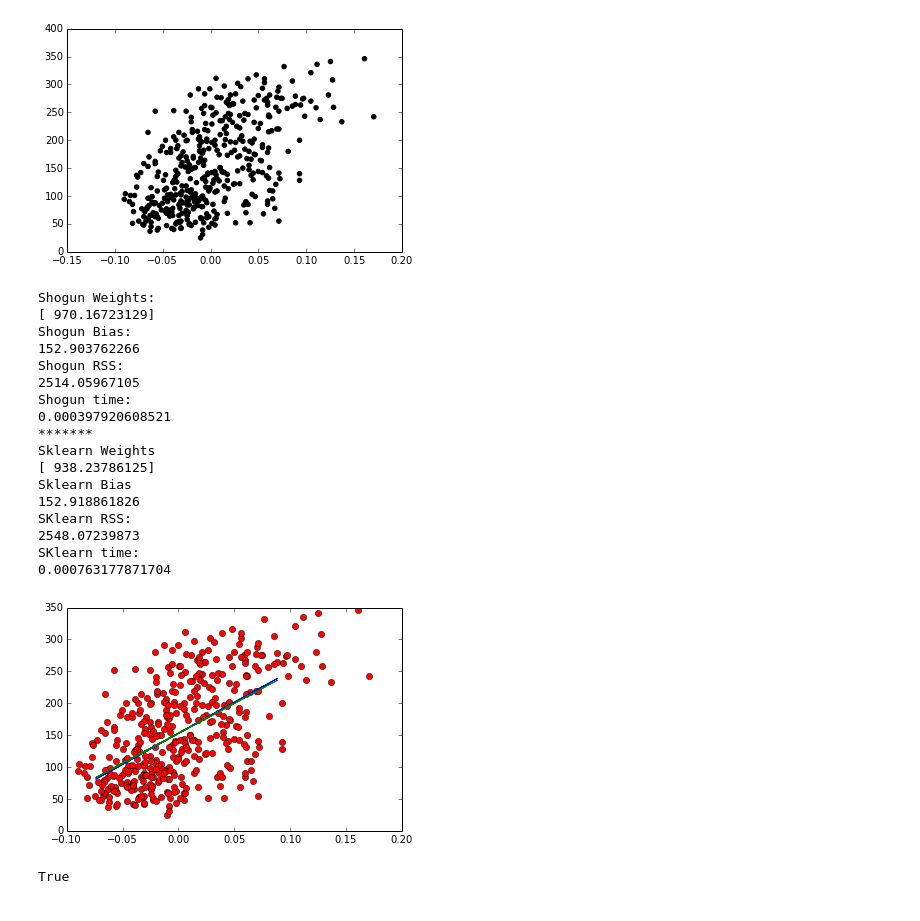
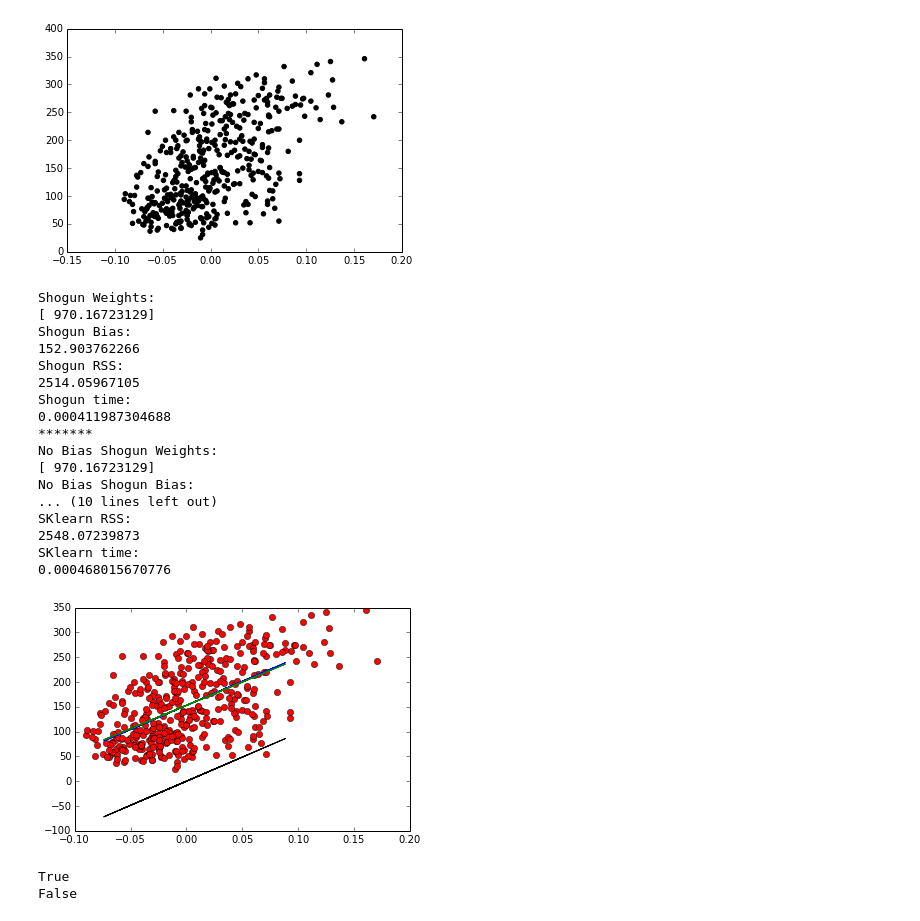
Before and after one commit to Hephaestus12/shogun_notebooks, a Jupyter notebook: LinearRegressionLast.ipynb, the cells around one changed output. Cells and saved outputs as stored; diff of their text form; code cells hidden in the pictures.

```diff
--- a/LinearRegressionLast.ipynb
+++ b/LinearRegressionLast.ipynb
@@ -220,6 +237,23 @@ print end-start
 print "*******"
 
 start = time.time()
+shogun_regression_nobias_3 = LeastSquaresRegression(shogun_diab_x_train, shogun_diab_labels_train)
+shogun_regression_nobias_3.set_bias_flag(False)
+shogun_regression_nobias_3.train()
+end = time.time()
+out_no_bias3 = shogun_regression_nobias_3.apply(shogun_diab_x_test).get_labels()
+
+print 'No Bias Shogun Weights:'
+print shogun_regression_nobias_3.get_w()
+print 'No Bias Shogun Bias:'
+print shogun_regression_nobias_3.get_bias()
+print "No Bias Shogun RSS: "
+print np.mean((out_no_bias3 - diabetes_y_test) ** 2)
+print "No Bias Shogun time:"
+print end-start
+print "*************"
+
+start = time.time()
 sklearn_regression_3 = linear_model.LinearRegression()
 sklearn_regression_3.fit(diabetes_X_train, diabetes_y_train)
 end = time.time()
@@ -242,23 +276,26 @@ Shogun Bias:
 Shogun RSS:
 2514.05967105
 Shogun time:
-0.000397920608521
+0.000411987304688
 *******
-Sklearn Weights
-[ 938.23786125]
-Sklearn Bias
-152.918861826
+No Bias Shogun Weights:
+[ 970.16723129]
+No Bias Shogun Bias:
+... (10 lines left out)
 SKlearn RSS:
 2548.07239873
 SKlearn time:
-0.000763177871704
+0.000468015670776
 # %%
 _=plt.plot(diabetes_X_train,diabetes_y_train, 'ro')
 _=plt.plot(diabetes_X_test,diab_out, color='blue')
 _=plt.plot(diabetes_X_test, diab_out3, color='green')
+_=plt.plot(diabetes_X_test, out_no_bias3, color='black')
 # %% [output]
-[figure, old version]
+[figure, new version]
-# %%
-shogun_regression_1.get_bias_flag()
-# %% [output]
-True
+# %%
+print shogun_regression_1.get_bias_flag()
+print shogun_regression_nobias_1.get_bias_flag()
+# %% [output]
+True
+False
```
Also changed, not shown: parts of 5 cells of this notebook.
